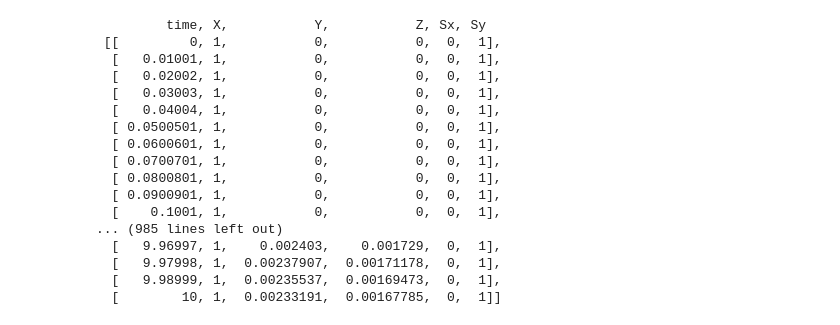
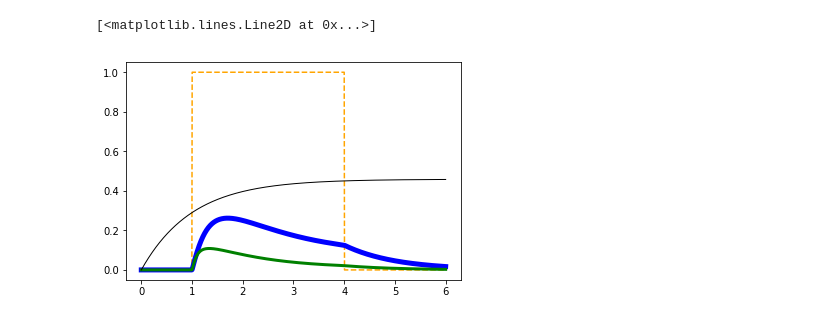
Before and after one commit to bayersin/FUCKA, a Jupyter notebook: FFL.ipynb, the cells around one changed output. Drawn from its saved outputs; the diff is of its cells as text; code cells hidden in the pictures.

```diff
--- a/FFL.ipynb
+++ b/FFL.ipynb
@@ -92,20 +129,35 @@ plt.plot(res['time'], res['Sx'],'--')
-# %%
-res
-# %% [output]
-         time, X,           Y,           Z, Sx, Sy
- [[         0, 1,           0,           0,  0,  1],
-  [   0.01001, 1,           0,           0,  0,  1],
-  [   0.02002, 1,           0,           0,  0,  1],
-  [   0.03003, 1,           0,           0,  0,  1],
-  [   0.04004, 1,           0,           0,  0,  1],
-  [ 0.0500501, 1,           0,           0,  0,  1],
-  [ 0.0600601, 1,           0,           0,  0,  1],
-  [ 0.0700701, 1,           0,           0,  0,  1],
-  [ 0.0800801, 1,           0,           0,  0,  1],
-  [ 0.0900901, 1,           0,           0,  0,  1],
-  [    0.1001, 1,           0,           0,  0,  1],
-... (985 lines left out)
-  [   9.96997, 1,    0.002403,    0.001729,  0,  1],
-  [   9.97998, 1,  0.00237907,  0.00171178,  0,  1],
-  [   9.98999, 1,  0.00235537,  0.00169473,  0,  1],
-  [        10, 1,  0.00233191,  0.00167785,  0,  1]]
+# %%
+start = 0
+end = 6
+steps = 1000
+
+r=te.loada(model)
+
+r['P1']=1
+r['P2']=1
+r['P3']=0
+
+r['Kxy']=0.1
+r['Kyz']=0.3
+r['Kxz']=0.1
+r['KKyz']=0.1
+
+plt.figure(2)
+r.timeCourseSelections=['time', 'X', 'Y', 'Z', 'Sx', 'Sy', 'S', 'T', 'YY', 'ZZ']
+res = r.simulate(start, end, steps)
+plt.plot(res['time'], res['Sx'],'--',color='orange')
+plt.plot(res['time'], res['Z'], linewidth=5, color='blue')
+plt.plot(res['time'], res['ZZ'], linewidth=3, color='green')
+plt.plot(res['time'], res['T'], linewidth=1, color='black')
+
+
+
+#plt.figure(2)
+#r.resetAll()
+#r['test']=500;
+#res = r.simulate(start, end, steps)
+#plt.plot(res['time'], res['Z'])
+#plt.plot(res['time'], res['Sx'],'--')
+# %% [output]
+[<matplotlib.lines.Line2D at 0x...>]
+[figure, added]
```
Also changed, not shown: parts of 3 cells of this notebook.
